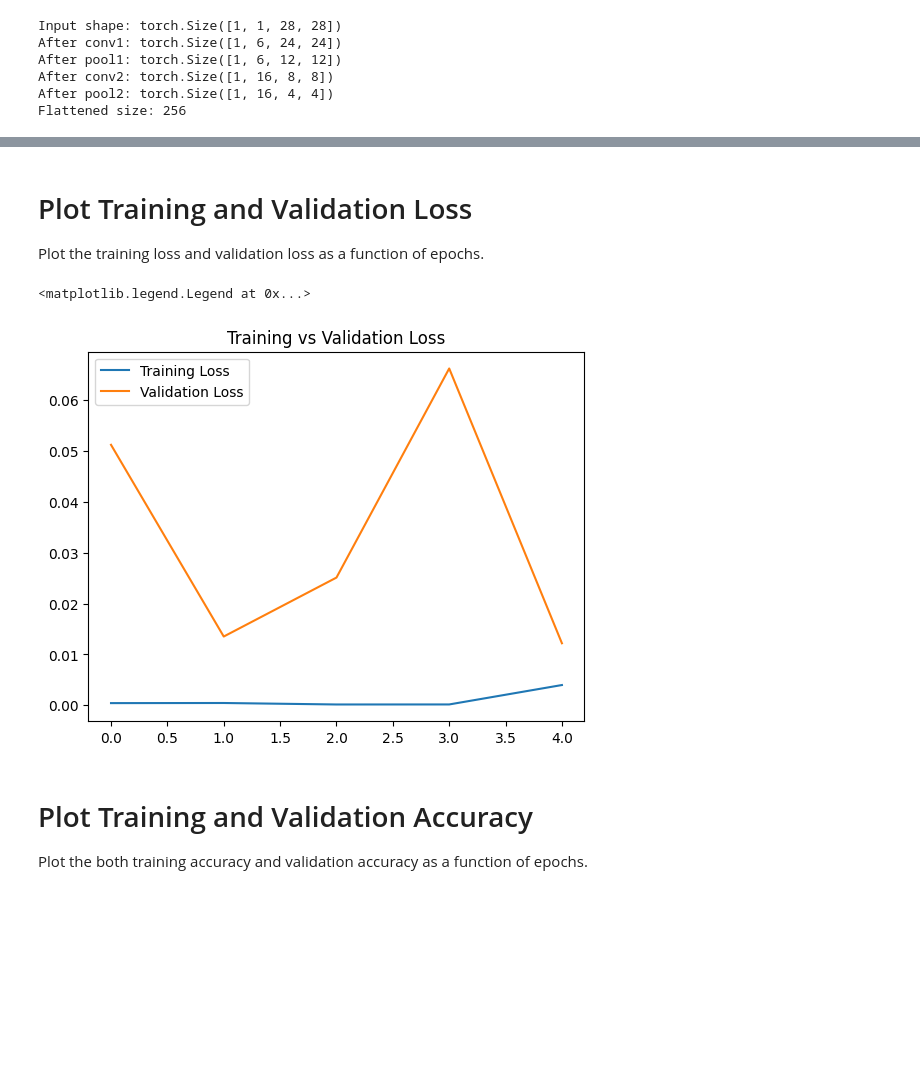
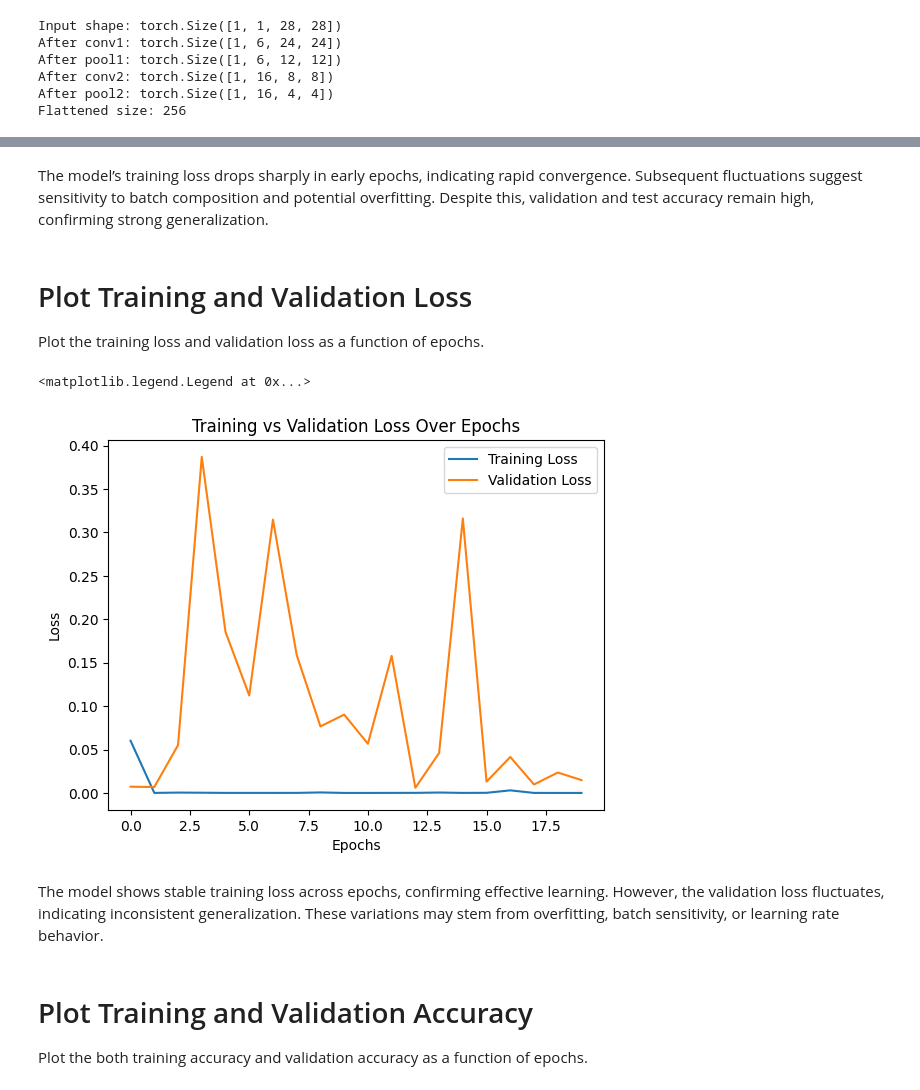
Before and after one commit to dtminnick/pytorch-practice, a Jupyter notebook: assignment1.ipynb, the cells around one changed output, grey strips where cells are left out. Saved outputs shown, nothing was run; the diff lists cells and outputs as text; code cells hidden in the pictures; blank space fills up the shorter version.

```diff
--- a/assignment1.ipynb
+++ b/assignment1.ipynb
@@ -71,7 +99,9 @@ A testing set already exists; randomly take 10,000 images from the training set
 train_size = 50000
 val_size = 10000
 
-training_data, validation_data = random_split(training_data, [train_size, val_size])
+generator = torch.Generator().manual_seed(SEED)
+
+training_data, validation_data = random_split(training_data, [train_size, val_size], generator = generator)
 # %% [markdown]
 Confirm splits.
 # %%
@@ -196,7 +293,7 @@ optimizer = torch.optim.Adam(model.parameters(), lr = 0.001)
 import time
 start_time = time.time()
 
-epochs = 5
+epochs = 20
 training_losses = []
 validation_losses = []
 training_correct = []
@@ -254,3 +362,5 @@ Training took: 2.032977569103241 minutes
+# %% [markdown]
+The model’s training loss drops sharply in early epochs, indicating rapid convergence. Subsequent fluctuations suggest sensitivity to batch composition and potential overfitting. Despite this, validation and test accuracy remain high, confirming strong generalization.
 # %% [markdown]
 # Plot Training and Validation Loss
 
@@ -258,13 +368,18 @@ Plot the training loss and validation loss as a function of epochs.
 # %%
 training_losses = [t.item() for t in training_losses]
 validation_losses = [t.item() for t in validation_losses]
+
 plt.plot(training_losses, label = "Training Loss")
 plt.plot(validation_losses, label = "Validation Loss")
-plt.title("Training vs Validation Loss")
+plt.title("Training vs Validation Loss Over Epochs")
+plt.xlabel("Epoch")
+plt.ylabel("Loss")
 plt.legend()
 # %% [output]
 <matplotlib.legend.Legend at 0x...>
-[figure, old version]
+[figure, new version]
+# %% [markdown]
+The model shows stable training loss across epochs, confirming effective learning. However, the validation loss fluctuates, indicating inconsistent generalization. These variations may stem from overfitting, batch sensitivity, or learning rate behavior.
 # %% [markdown]
 # Plot Training and Validation Accuracy
 
```
Also changed, not shown: parts of 57 cells of this notebook.
